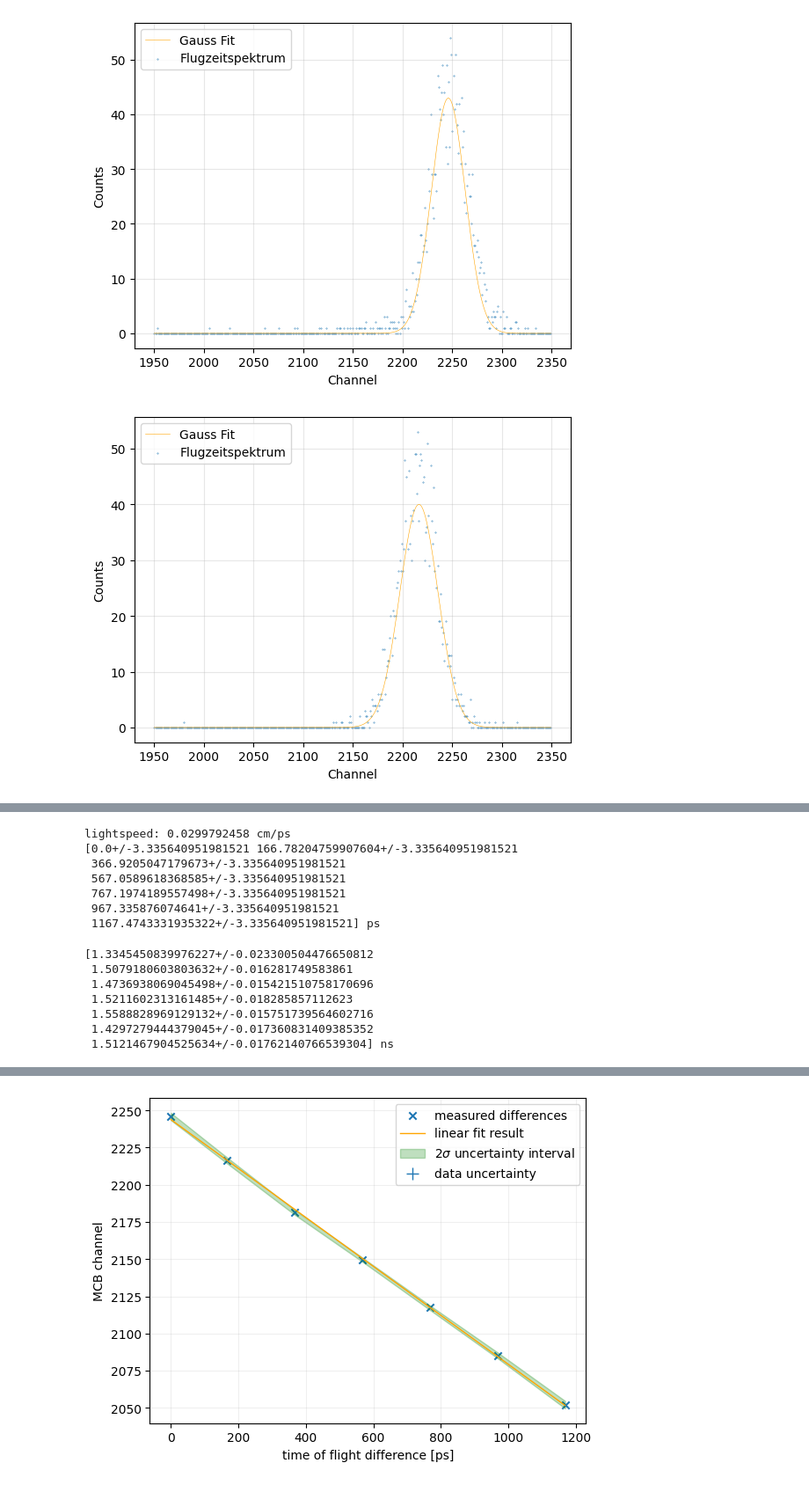
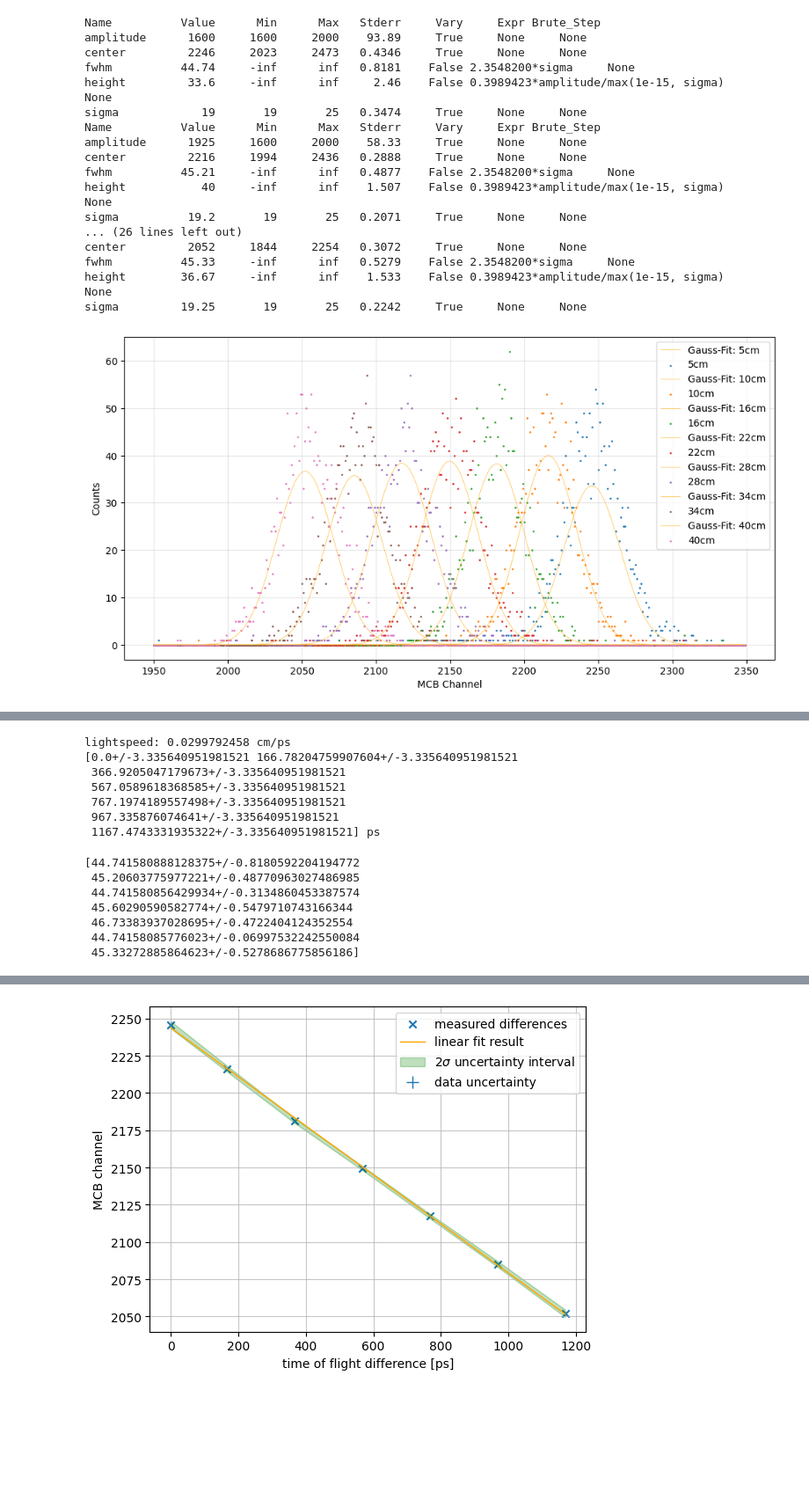
Before and after one commit to Moritz-Wald/GammaGamma, a Jupyter notebook: Zeitauflösung_BAF2.ipynb, the cells around one changed output, grey strips where cells are left out. Shown at 88% size. Drawn from its saved outputs; the diff is of its cells as text; code cells hidden in the pictures; blank space fills up the shorter version.

```diff
--- a/Zeitauflösung_BAF2.ipynb
+++ b/Zeitauflösung_BAF2.ipynb
@@ -9,13 +9,15 @@ from utils import load_data
 dists = np.array([5, 10, 16, 22, 28, 34, 40])  # in cm
 files = [f"data/Zeitkalibrierung-Na22-BaF2-{d}cm.Spe" for d in dists]
 # %%
-from lmfit.models import GaussianModel
+from lmfit.models import GaussianModel, LorentzianModel, VoigtModel,SkewedGaussianModel
+factor = 2* np.sqrt(2*np.log(2))
 
-
-def get_time_center(filepath: str):
+def get_time_center(filepath: str, ax):
+    dist = filepath.split("-")[3].split('.')[0]
     data, _ = load_data(filepath, only_roi=False)
     roi = np.arange(1950, 2350)
     data = data[roi]
+    # model = SkewedGaussianModel()
     model = GaussianModel()
 
     # uncertainty of mcb is <1% differential nonlinearity, choose worst case
@@ -24,42 +26,59 @@ def get_time_center(filepath: str):
     weights = np.array(1.0 / adapted_data)
 
     init_values = {
-        'amplitude': {'value': 1900, 'min': 0, 'max': 2200},
-        'center': {'value': roi[np.where(data == max(data))[0][0]], 'min': roi[0], 'max': roi[-1]},
-        'sigma': {'value': 20, 'min': 0, 'max': 1000},
+        'amplitude': {'value': 1900, 'min': 1600, 'max': 2000},
+        'center': {'value': roi[np.where(data == max(data))[0][0]],
+                   'min': .9*roi[np.where(data == max(data))[0][0]],
+                   'max': 1.1*roi[np.where(data == max(data))[0][0]]},
+        'sigma': {'value': 22, 'min': 19, 'max': 25},
+        'gamma': {'value': 0, 'min': -2, 'max': 2},
     }
     params = model.make_params(**init_values)
     result = model.fit(data, params, x=list(roi), weights=weights)
-    efine = result.eval_uncertainty(t=roi, sigma=2)
-    pfine = result.dely_predicted
     fitted_params = result.params
-    # fitted_params.pretty_print()
+    fitted_params.pretty_print()
 
     x = np.linspace(min(roi), max(roi), 1000)
     y = model.eval(x=x, params=fitted_params)
-    # plt.fill_between(roi, data-pfine, data+pfine,
-    #                  color="#c0c0c0", label=r'$2\sigma$ predicted interval')
-    plt.plot(x, y, linewidth=.4, c='orange', label='Gauss Fit')
-    plt.scatter(roi, data, s=0.1, label='Flugzeitspektrum')
-    plt.grid(alpha=.3)
-    plt.legend()
-    plt.xlabel('Channel')
-    plt.ylabel('Counts')
-    plt.show()
+    ax.plot(x, y, linewidth=.4, c='orange', label=f'Gauss-Fit: {dist}')
+    ax.scatter(roi, data, s=1, label=f'{dist}')
 
     center = ufloat(fitted_params['center'].value, fitted_params['center'].stderr)
-    fwhm = ufloat(fitted_params['fwhm'].value, fitted_params['fwhm'].stderr)
+    fwhm = factor * ufloat(fitted_params['sigma'].value, fitted_params['sigma'].stderr)
     return [center, fwhm]
 # %%
+fig, ax = plt.subplots(1,1,figsize=(12,6))
 vals = []
 stds = []
-data = np.array([get_time_center(file) for file in files]).T
+data = np.array([get_time_center(file, ax) for file in files]).T
 centers = data[0]
 fwhms = data[1]
 for c in centers:
     vals.append(c.n)
     stds.append(c.s)
 centers = unp.uarray(vals, stds)
+plt.grid(alpha=.3)
+plt.legend()
+plt.xlabel('MCB Channel')
+plt.ylabel('Counts')
+plt.savefig('figures/Zeitpeaks.png', format='png', dpi=500, transparent=True)
+plt.show()
 # %% [output]
+Name          Value      Min      Max   Stderr     Vary     Expr Brute_Step
+amplitude      1600     1600     2000    93.89     True     None     None
+center         2246     2023     2473   0.4346     True     None     None
+fwhm          44.74     -inf      inf   0.8181    False 2.3548200*sigma     None
+height         33.6     -inf      inf     2.46    False 0.3989423*amplitude/max(1e-15, sigma)     None
+sigma            19       19       25   0.3474     True     None     None
+Name          Value      Min      Max   Stderr     Vary     Expr Brute_Step
+amplitude      1925     1600     2000    58.33     True     None     None
+center         2216     1994     2436   0.2888     True     None     None
+fwhm          45.21     -inf      inf   0.4877    False 2.3548200*sigma     None
+height           40     -inf      inf    1.507    False 0.3989423*amplitude/max(1e-15, sigma)     None
+sigma          19.2       19       25   0.2071     True     None     None
+... (26 lines left out)
+center         2052     1844     2254   0.3072     True     None     None
+fwhm          45.33     -inf      inf   0.5279    False 2.3548200*sigma     None
+height        36.67     -inf      inf    1.533    False 0.3989423*amplitude/max(1e-15, sigma)     None
+sigma         19.25       19       25   0.2242     True     None     None
-[figure, old version]
+[figure, new version]
-[figure, removed]
@@ -102,16 +116,15 @@ lightspeed: 0.0299792458 cm/ps
 # %%
 cen_weights = 1.0 / (cen_stds + unp.std_devs(times))
 # %%
-fwhms = fwhms/lightspeed*1e-3
-print(fwhms, 'ns')
+print(fwhms)
 # %% [output]
-[1.3345450839976227+/-0.023300504476650812
- 1.5079180603803632+/-0.016281749583861
- 1.4736938069045498+/-0.015421510758170696
- 1.5211602313161485+/-0.018285857112623
- 1.5588828969129132+/-0.015751739564602716
- 1.4297279444379045+/-0.017360831409385352
- 1.5121467904525634+/-0.01762140766539304] ns
+[44.741580888128375+/-0.8180592204194772
+ 45.20603775977221+/-0.48770963027486985
+ 44.741580856429934+/-0.3134860453387574
+ 45.60290590582774+/-0.5479710743166344
+ 46.73383937028695+/-0.4722404124352554
+ 44.74158085776023+/-0.06997532242550084
+ 45.33272885864623+/-0.5278686775856186]
 # %%
 lin_result = lin_model.fit(cen_vals, params_lin, x=unp.nominal_values(times), weights=cen_weights)
 fitted_params_lin = lin_result.params
```
Also changed, not shown: parts of 4 cells of this notebook, 9 other files.
